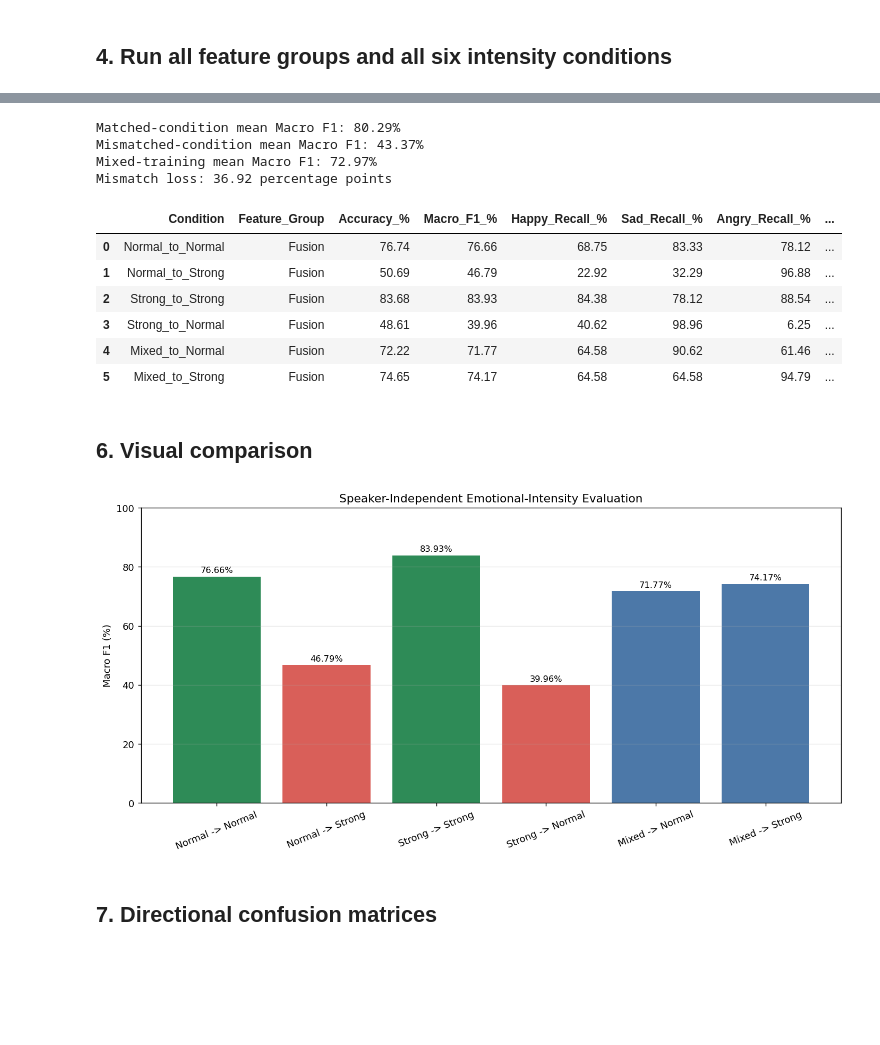
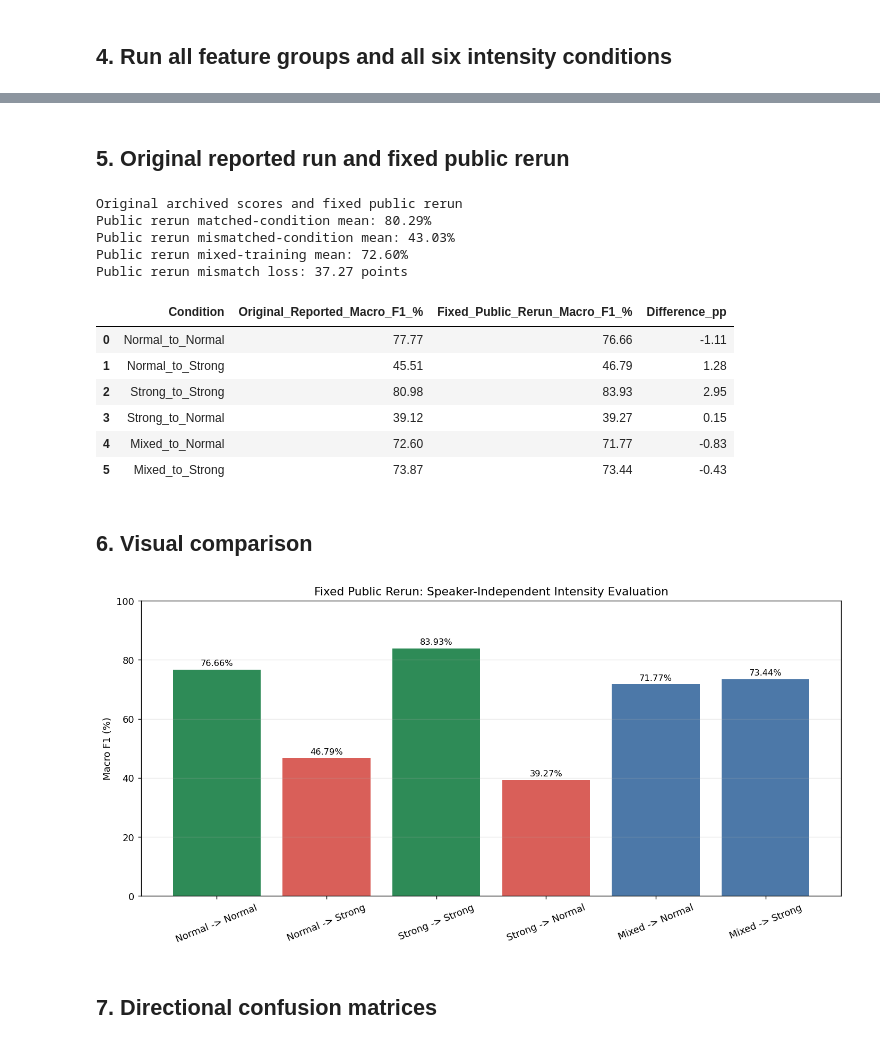
Before and after one commit to yunchen-chan/ser-intensity-mismatch, a Jupyter notebook: notebooks/SER_Intensity_Mismatch_Public.ipynb, the cells around one changed output, grey strips where cells are left out. Saved outputs shown, nothing was run; the diff lists cells and outputs as text; code cells hidden in the pictures; blank space fills up the shorter version.

```diff
--- a/notebooks/SER_Intensity_Mismatch_Public.ipynb
+++ b/notebooks/SER_Intensity_Mismatch_Public.ipynb
@@ -105,15 +131,30 @@ conditions = {
 }
 
 emotion_order = ["Happy", "Sad", "Angry"]
-splitter = StratifiedGroupKFold(n_splits=5, shuffle=True, random_state=42)
-folds = list(splitter.split(data, data["emotion"], groups=data["actor_id"]))
+test_actor_folds = [
+    [3, 9, 10, 11, 18],
+    [13, 14, 15, 17, 21],
+    [1, 2, 16, 20, 24],
+    [4, 7, 19, 22, 23],
+    [5, 6, 8, 12],
+]
+
+all_actors = sorted(data["actor_id"].unique().tolist())
+assert sorted(actor for fold in test_actor_folds for actor in fold) == all_actors
+
+folds = []
+for test_actors in test_actor_folds:
+    is_test = data["actor_id"].isin(test_actors)
+    train_index = data.index[~is_test].to_numpy()
+    test_index = data.index[is_test].to_numpy()
+    folds.append((train_index, test_index))
 
 for fold_number, (train_index, test_index) in enumerate(folds, start=1):
     train_actors = set(data.iloc[train_index]["actor_id"])
     test_actors = set(data.iloc[test_index]["actor_id"])
     assert train_actors.isdisjoint(test_actors)
     print(
-        f"Fold {fold_number}: {len(train_actors)} training actors, "
-        f"{len(test_actors)} test actors"
+        f"Fold {fold_number}: test actors {sorted(test_actors)}; "
+        f"{len(train_actors)} training actors"
     )
 # %% [output]
@@ -224,3 +263,5 @@ Macro F1 (%)
+# %% [markdown]
+## 5. Original reported run and fixed public rerun
 # %%
 fusion_results = (
     results[results["Feature_Group"].eq("Fusion")]
@@ -228,29 +269,48 @@ fusion_results = (
     .loc[list(conditions)]
     .reset_index()
 )
-display(fusion_results.round(2))
+reported_fusion = (
+    reported_results[["Condition", "Fusion_Macro_F1_Percent"]]
+    .rename(columns={
+        "Fusion_Macro_F1_Percent": "Original_Reported_Macro_F1_%"
+    })
+    .set_index("Condition")
+    .loc[list(conditions)]
+    .reset_index()
+)
+comparison = reported_fusion.merge(
+    fusion_results[["Condition", "Macro_F1_%"]], on="Condition"
+).rename(columns={"Macro_F1_%": "Fixed_Public_Rerun_Macro_F1_%"})
+comparison["Difference_pp"] = (
+    comparison["Fixed_Public_Rerun_Macro_F1_%"]
+    - comparison["Original_Reported_Macro_F1_%"]
+)
+
+print("Original archived scores and fixed public rerun")
+display(comparison.round(2))
 
 scores = fusion_results.set_index("Condition")["Macro_F1_%"]
 matched_mean = scores[["Normal_to_Normal", "Strong_to_Strong"]].mean()
 mismatched_mean = scores[["Normal_to_Strong", "Strong_to_Normal"]].mean()
 mixed_mean = scores[["Mixed_to_Normal", "Mixed_to_Strong"]].mean()
 
-print(f"Matched-condition mean Macro F1: {matched_mean:.2f}%")
-print(f"Mismatched-condition mean Macro F1: {mismatched_mean:.2f}%")
-print(f"Mixed-training mean Macro F1: {mixed_mean:.2f}%")
-print(f"Mismatch loss: {matched_mean - mismatched_mean:.2f} percentage points")
+print(f"Public rerun matched-condition mean: {matched_mean:.2f}%")
+print(f"Public rerun mismatched-condition mean: {mismatched_mean:.2f}%")
+print(f"Public rerun mixed-training mean: {mixed_mean:.2f}%")
+print(f"Public rerun mismatch loss: {matched_mean - mismatched_mean:.2f} points")
 # %% [output]
-Matched-condition mean Macro F1: 80.29%
-Mismatched-condition mean Macro F1: 43.37%
-Mixed-training mean Macro F1: 72.97%
-Mismatch loss: 36.92 percentage points
+Original archived scores and fixed public rerun
+Public rerun matched-condition mean: 80.29%
+Public rerun mismatched-condition mean: 43.03%
+Public rerun mixed-training mean: 72.60%
+Public rerun mismatch loss: 37.27 points
-|  | Condition | Feature_Group | Accuracy_% | Macro_F1_% | Happy_Recall_% | Sad_Recall_% | Angry_Recall_% | ... |
-| 0 | Normal_to_Normal | Fusion | 76.74 | 76.66 | 68.75 | 83.33 | 78.12 | ... |
-| 1 | Normal_to_Strong | Fusion | 50.69 | 46.79 | 22.92 | 32.29 | 96.88 | ... |
-| 2 | Strong_to_Strong | Fusion | 83.68 | 83.93 | 84.38 | 78.12 | 88.54 | ... |
-| 3 | Strong_to_Normal | Fusion | 48.61 | 39.96 | 40.62 | 98.96 | 6.25 | ... |
-| 4 | Mixed_to_Normal | Fusion | 72.22 | 71.77 | 64.58 | 90.62 | 61.46 | ... |
-| 5 | Mixed_to_Strong | Fusion | 74.65 | 74.17 | 64.58 | 64.58 | 94.79 | ... |
+|  | Condition | Original_Reported_Macro_F1_% | Fixed_Public_Rerun_Macro_F1_% | Difference_pp |
+| 0 | Normal_to_Normal | 77.77 | 76.66 | -1.11 |
+| 1 | Normal_to_Strong | 45.51 | 46.79 | 1.28 |
+| 2 | Strong_to_Strong | 80.98 | 83.93 | 2.95 |
+| 3 | Strong_to_Normal | 39.12 | 39.27 | 0.15 |
+| 4 | Mixed_to_Normal | 72.60 | 71.77 | -0.83 |
+| 5 | Mixed_to_Strong | 73.87 | 73.44 | -0.43 |
 # %% [markdown]
 ## 6. Visual comparison
 # %%
@@ -265,35 +325,35 @@ label_map = {
 color_map = {
     "Normal_to_Normal": "#2E8B57",
     "Strong_to_Strong": "#2E8B57",
     "Normal_to_Strong": "#D95F59",
     "Strong_to_Normal": "#D95F59",
     "Mixed_to_Normal": "#4C78A8",
     "Mixed_to_Strong": "#4C78A8",
 }
 
 plot_data = fusion_results.copy()
 plot_data["Label"] = plot_data["Condition"].map(label_map)
 colors = plot_data["Condition"].map(color_map)
 
 fig, ax = plt.subplots(figsize=(11, 5.5))
 bars = ax.bar(plot_data["Label"], plot_data["Macro_F1_%"], color=colors)
 ax.set_ylim(0, 100)
 ax.set_ylabel("Macro F1 (%)")
-ax.set_title("Speaker-Independent Emotional-Intensity Evaluation")
+ax.set_title("Fixed Public Rerun: Speaker-Independent Intensity Evaluation")
 ax.grid(axis="y", alpha=0.25)
 ax.tick_params(axis="x", rotation=22)
 for bar, value in zip(bars, plot_data["Macro_F1_%"]):
     ax.text(
         bar.get_x() + bar.get_width() / 2,
         value + 1.3,
         f"{value:.2f}%",
         ha="center",
         fontsize=9,
     )
 plt.tight_layout()
 plt.show()
 # %% [output]
-[figure, old version]
+[figure, new version]
 # %% [markdown]
 ## 7. Directional confusion matrices
 # %%
```
Also changed, not shown: parts of 8 cells of this notebook, 1 other file.
